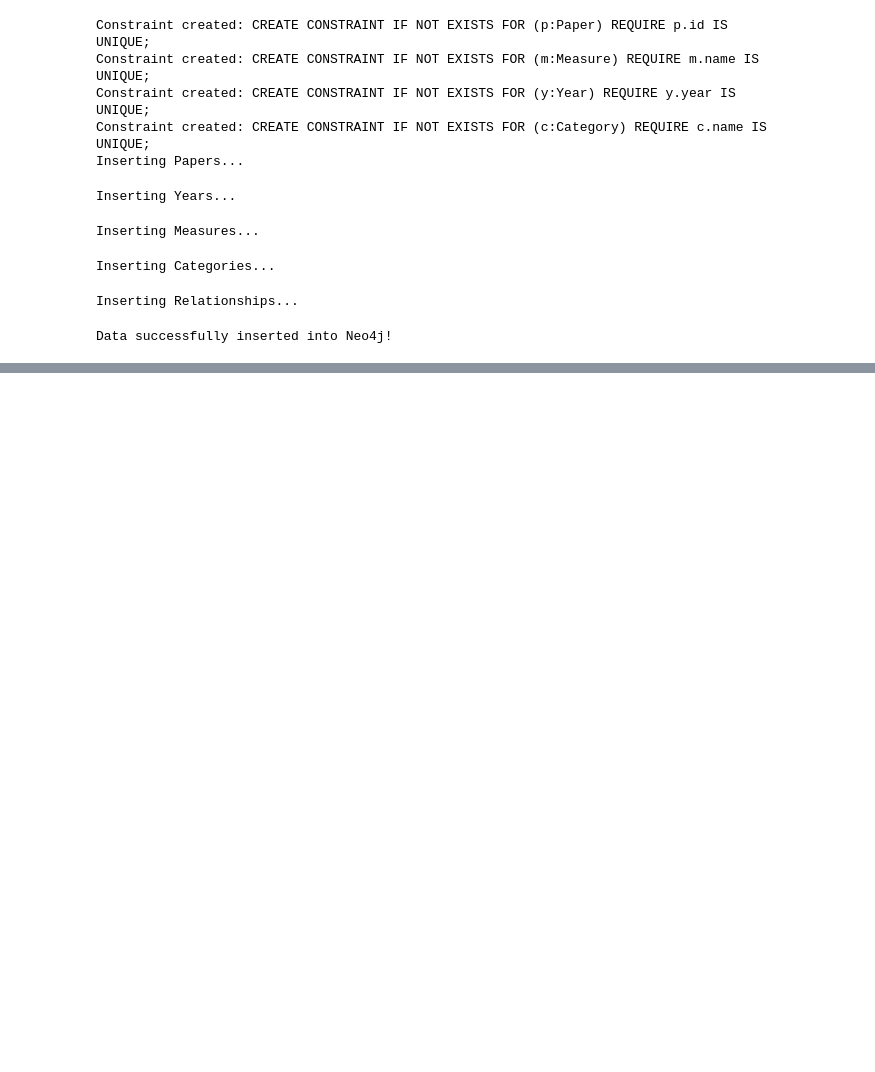
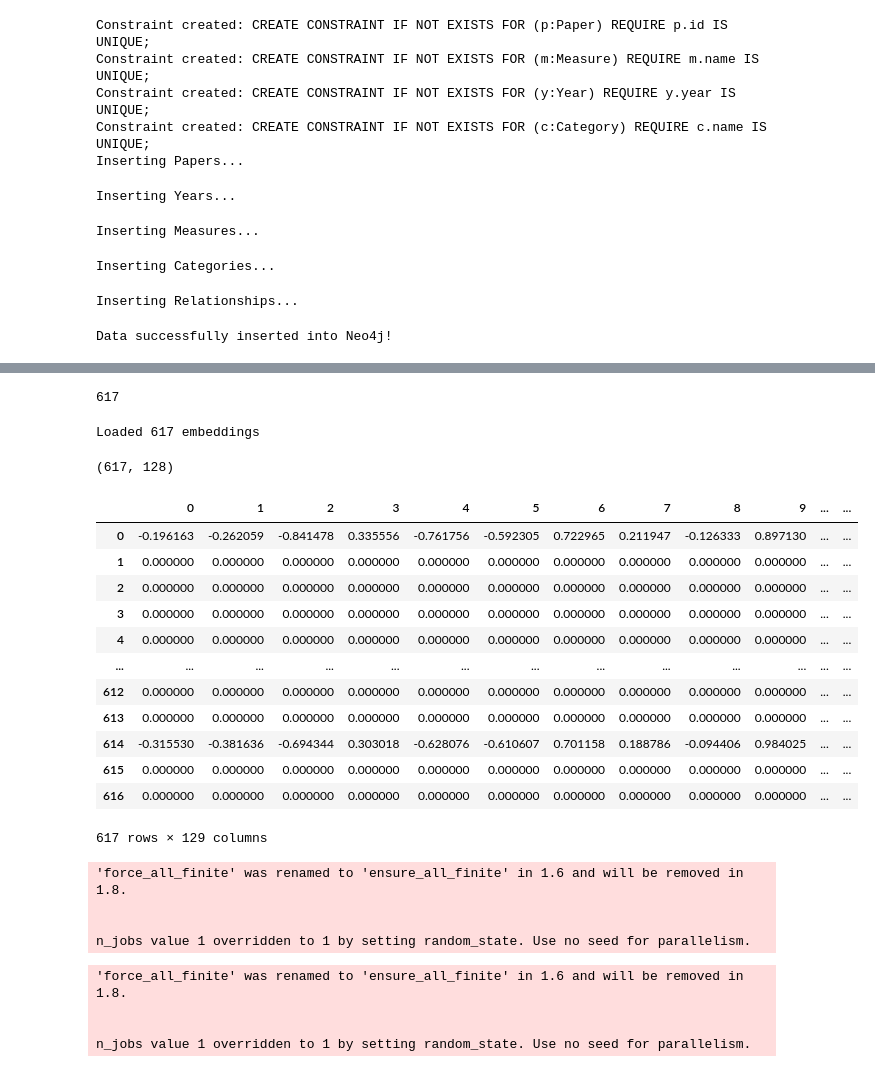
Before and after one commit to SereneKim/meta-welath_mobility, a Jupyter notebook: 6_more_categorizations.ipynb, the cells around one changed output, grey strips where cells are left out. Cells and saved outputs as stored; diff of their text form; code cells hidden in the pictures; blank space fills up the shorter version.

```diff
--- a/6_more_categorizations.ipynb
+++ b/6_more_categorizations.ipynb
@@ -1081,0 +1091,3 @@ with neo4j_db.driver.session() as session:
+# %%
+with open(f'{path}/data_abstracts/abstracts_Q2.json', 'r') as f:
+    json_abs = json.load(f)
@@ -1081,0 +1155,3 @@ with neo4j_db.driver.session() as session:
+# %%
+data = pd.read_csv(f'{path}/data_abstracts/true_mobility_studies_617_forNeo4j.csv')
+data.columns
@@ -1081,0 +2390,72 @@ with neo4j_db.driver.session() as session:
+# %%
+df = pd.read_csv(f'{path}/data_abstracts/true_mobility_studies_617_forKGs.csv')
+len(df)
+# %% [output]
+617
+# %%
+with open(f"{path}/graph_embeddings_20250507_220826/fastRP_embeddings_fullgraph.json", "r") as f:
+    embeddings = []
+    data_df = {}
+    for line in f:
+        data = json.loads(line)
+        if data["paper_id"] in df["id"].tolist():
+            embeddings.append(data["embedding"]) # to get the embeddings of the 617 papers
+            data_df[data["paper_id"]] = data["embedding"]
+    embeddings = np.array(embeddings)
+    data_df = pd.DataFrame(data_df).T
+    data_df["id"] = data_df.index
+    data_df = data_df.reset_index(drop=True)
+    print(f"Loaded {len(embeddings)} embeddings")
+# %% [output]
+Loaded 617 embeddings
+# %%
+embeddings.shape
+# %% [output]
+(617, 128)
+# %%
+data_df
+# %% [output]
+|  | 0 | 1 | 2 | 3 | 4 | 5 | 6 | 7 | 8 | 9 | ... | ... |
+| 0 | -0.196163 | -0.262059 | -0.841478 | 0.335556 | -0.761756 | -0.592305 | 0.722965 | 0.211947 | -0.126333 | 0.897130 | ... | ... |
+| 1 | 0.000000 | 0.000000 | 0.000000 | 0.000000 | 0.000000 | 0.000000 | 0.000000 | 0.000000 | 0.000000 | 0.000000 | ... | ... |
+| 2 | 0.000000 | 0.000000 | 0.000000 | 0.000000 | 0.000000 | 0.000000 | 0.000000 | 0.000000 | 0.000000 | 0.000000 | ... | ... |
+| 3 | 0.000000 | 0.000000 | 0.000000 | 0.000000 | 0.000000 | 0.000000 | 0.000000 | 0.000000 | 0.000000 | 0.000000 | ... | ... |
+| 4 | 0.000000 | 0.000000 | 0.000000 | 0.000000 | 0.000000 | 0.000000 | 0.000000 | 0.000000 | 0.000000 | 0.000000 | ... | ... |
+| ... | ... | ... | ... | ... | ... | ... | ... | ... | ... | ... | ... | ... |
+| 612 | 0.000000 | 0.000000 | 0.000000 | 0.000000 | 0.000000 | 0.000000 | 0.000000 | 0.000000 | 0.000000 | 0.000000 | ... | ... |
+| 613 | 0.000000 | 0.000000 | 0.000000 | 0.000000 | 0.000000 | 0.000000 | 0.000000 | 0.000000 | 0.000000 | 0.000000 | ... | ... |
+| 614 | -0.315530 | -0.381636 | -0.694344 | 0.303018 | -0.628076 | -0.610607 | 0.701158 | 0.188786 | -0.094406 | 0.984025 | ... | ... |
+| 615 | 0.000000 | 0.000000 | 0.000000 | 0.000000 | 0.000000 | 0.000000 | 0.000000 | 0.000000 | 0.000000 | 0.000000 | ... | ... |
+| 616 | 0.000000 | 0.000000 | 0.000000 | 0.000000 | 0.000000 | 0.000000 | 0.000000 | 0.000000 | 0.000000 | 0.000000 | ... | ... |
+617 rows × 129 columns
+# %%
+from sklearn.cluster import KMeans
+import umap
+from sklearn.preprocessing import StandardScaler
+
+
+# Standardize the embedding matrix
+scaler = StandardScaler()
+embedding_matrix_scaled = scaler.fit_transform(embeddings)
+
+# Reduce 128 to 10 dimensions for clustering
+umap_reducer = umap.UMAP(n_components=10, random_state=42)
+embedding_matrix_reduced = umap_reducer.fit_transform(embedding_matrix_scaled)
+
+# Apply KMeans after UMAP
+kmeans = KMeans(n_clusters=7, random_state=42)
+cluster_labels = kmeans.fit_predict(embedding_matrix_reduced)
+# %% [output]
+'force_all_finite' was renamed to 'ensure_all_finite' in 1.6 and will be removed in 1.8.
+
+
+n_jobs value 1 overridden to 1 by setting random_state. Use no seed for parallelism.
+# %%
+# For visualization, further reduce the dimensions to 2D
+umap_2d = umap.UMAP(n_components=2, random_state=42)
+embedding_2d = umap_2d.fit_transform(embedding_matrix_scaled)
+# %% [output]
+'force_all_finite' was renamed to 'ensure_all_finite' in 1.6 and will be removed in 1.8.
+
+
+n_jobs value 1 overridden to 1 by setting random_state. Use no seed for parallelism.
```
Also changed, not shown: parts of 51 cells of this notebook, 12 other files.
